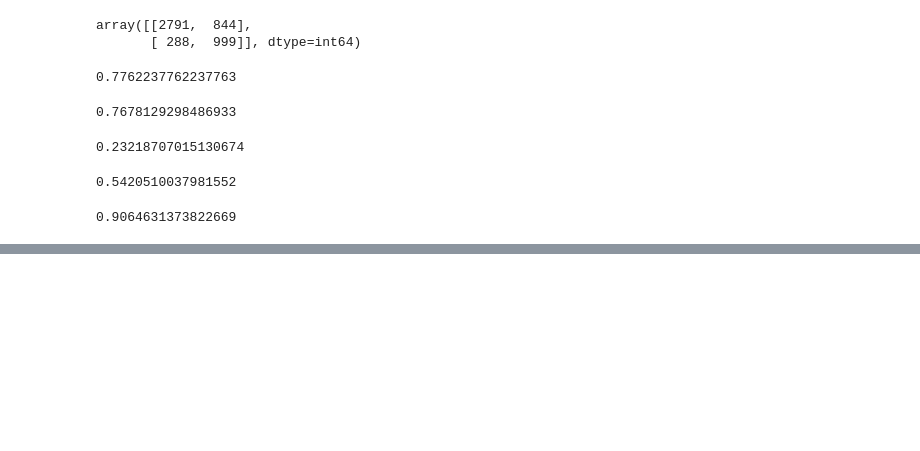
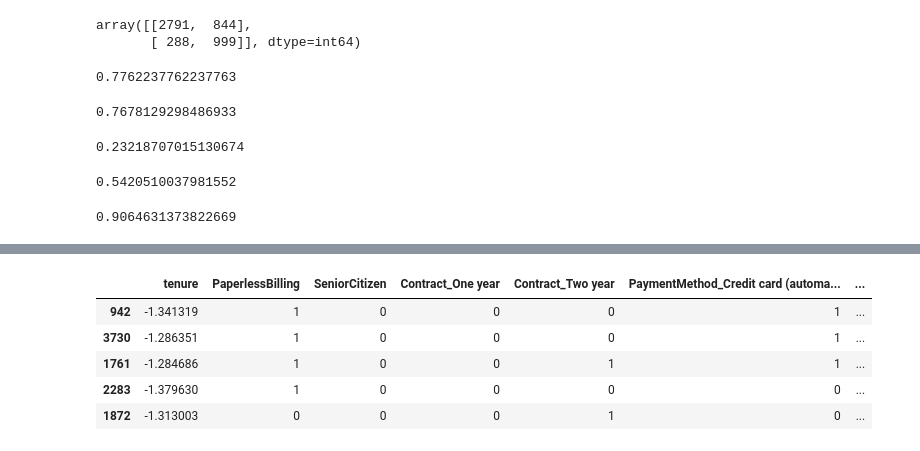
Before and after one commit to Ashik-Mohammed-S/Telecom_Churn_prediction, a Jupyter notebook: Model.ipynb, the cells around one changed output, grey strips where cells are left out. Drawn from its saved outputs; the diff is of its cells as text; code cells hidden in the pictures; blank space fills up the shorter version.

```diff
--- a/Model.ipynb
+++ b/Model.ipynb
@@ -906,0 +964,13 @@ print (TN / float(TN+ FN))
+# %%
+#Making predictions on the test set
+X_test[['tenure','MonthlyCharges','TotalCharges']] = scaler.transform(X_test[['tenure','MonthlyCharges','TotalCharges']])
+# %%
+X_test = X_test[col]
+X_test.head()
+# %% [output]
+|  | tenure | PaperlessBilling | SeniorCitizen | Contract_One year | Contract_Two year | PaymentMethod_Credit card (automa... | ... |
+| 942 | -1.341319 | 1 | 0 | 0 | 0 | 1 | ... |
+| 3730 | -1.286351 | 1 | 0 | 0 | 0 | 1 | ... |
+| 1761 | -1.284686 | 1 | 0 | 0 | 1 | 1 | ... |
+| 2283 | -1.379630 | 1 | 0 | 0 | 0 | 0 | ... |
+| 1872 | -1.313003 | 0 | 0 | 0 | 1 | 0 | ... |
```
Also changed, not shown: parts of 32 cells of this notebook.
